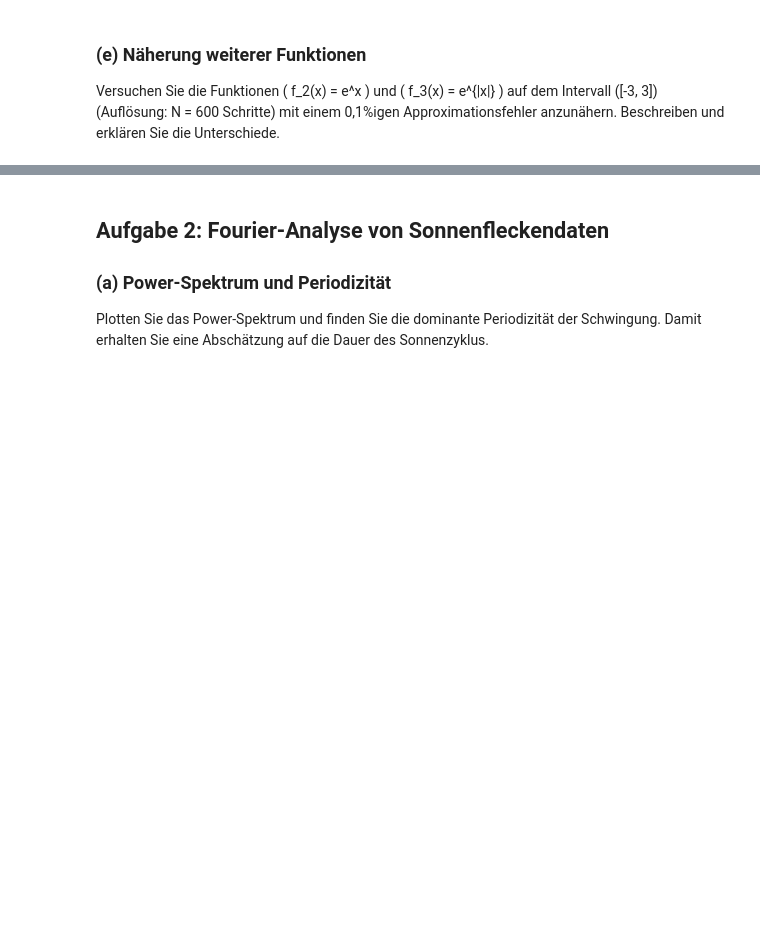
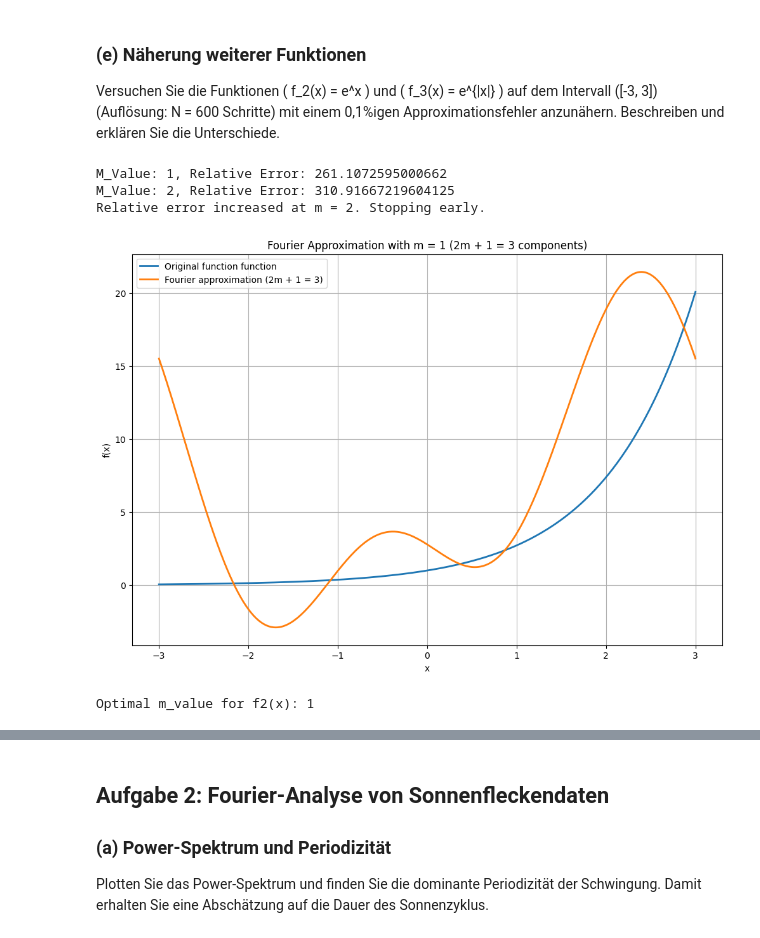
Before and after one commit to infamousperi/FourierTransformation, a Jupyter notebook: MC2.ipynb, the cells around one changed output, grey strips where cells are left out. Saved outputs shown, nothing was run; the diff lists cells and outputs as text; code cells hidden in the pictures; blank space fills up the shorter version.

```diff
--- a/MC2.ipynb
+++ b/MC2.ipynb
@@ -15,3 +67,13 @@ Bestimmen Sie die Anzahl der Fourier-Komponenten, die benötigt werden, um eine
 # %% [markdown]
 ### (e) Näherung weiterer Funktionen
 Versuchen Sie die Funktionen \( f_2(x) = e^x \) und \( f_3(x) = e^{|x|} \) auf dem Intervall \([-3, 3]\) (Auflösung: N = 600 Schritte) mit einem 0,1%igen Approximationsfehler anzunähern. Beschreiben und erklären Sie die Unterschiede.
+# %%
+y_values_f2 = FA.f2(x_values)
+m_value_f2 = FA.find_fourier_components_for_error_tolerance(x_values, y_values_f2, tolerance)
+print("Optimal m_value for f2(x):", m_value_f2)
+# %% [output]
+M_Value: 1, Relative Error: 261.1072595000662
+M_Value: 2, Relative Error: 310.91667219604125
+Relative error increased at m = 2. Stopping early.
+[figure, added]
+Optimal m_value for f2(x): 1
```
Also changed, not shown: parts of 8 cells of this notebook, 1 other file.
